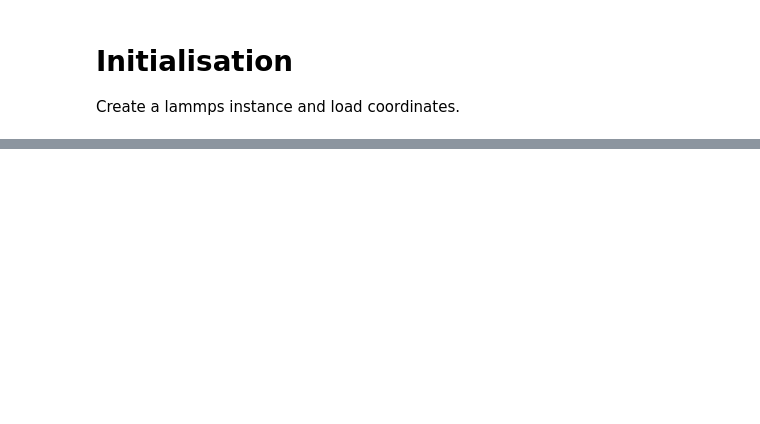
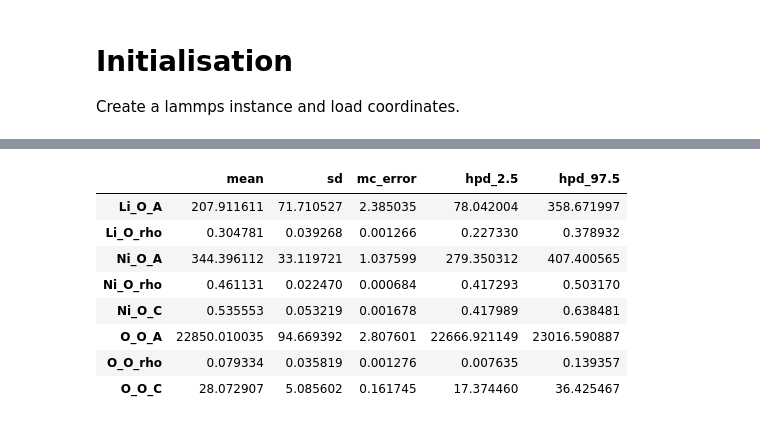
Before and after one commit to LMMorgan/PopOff, a Jupyter notebook: rigid_ion_only/rigid_ion-LiNiO2.ipynb, the cells around one changed output, grey strips where cells are left out. Cells and saved outputs as stored; diff of their text form; code cells hidden in the pictures; blank space fills up the shorter version.

```diff
--- a/rigid_ion_only/rigid_ion-LiNiO2.ipynb
+++ b/rigid_ion_only/rigid_ion-LiNiO2.ipynb
@@ -149,0 +160,12 @@ The tick2On function was deprecated in Matplotlib 3.1 and will be removed in 3.3
+# %%
+pm.summary(trace)
+# %% [output]
+|  | mean | sd | mc_error | hpd_2.5 | hpd_97.5 |
+| Li_O_A | 207.911611 | 71.710527 | 2.385035 | 78.042004 | 358.671997 |
+| Li_O_rho | 0.304781 | 0.039268 | 0.001266 | 0.227330 | 0.378932 |
+| Ni_O_A | 344.396112 | 33.119721 | 1.037599 | 279.350312 | 407.400565 |
+| Ni_O_rho | 0.461131 | 0.022470 | 0.000684 | 0.417293 | 0.503170 |
+| Ni_O_C | 0.535553 | 0.053219 | 0.001678 | 0.417989 | 0.638481 |
+| O_O_A | 22850.010035 | 94.669392 | 2.807601 | 22666.921149 | 23016.590887 |
+| O_O_rho | 0.079334 | 0.035819 | 0.001276 | 0.007635 | 0.139357 |
+| O_O_C | 28.072907 | 5.085602 | 0.161745 | 17.374460 | 36.425467 |
```
Also changed, not shown: parts of 8 cells of this notebook, 10 other files.
